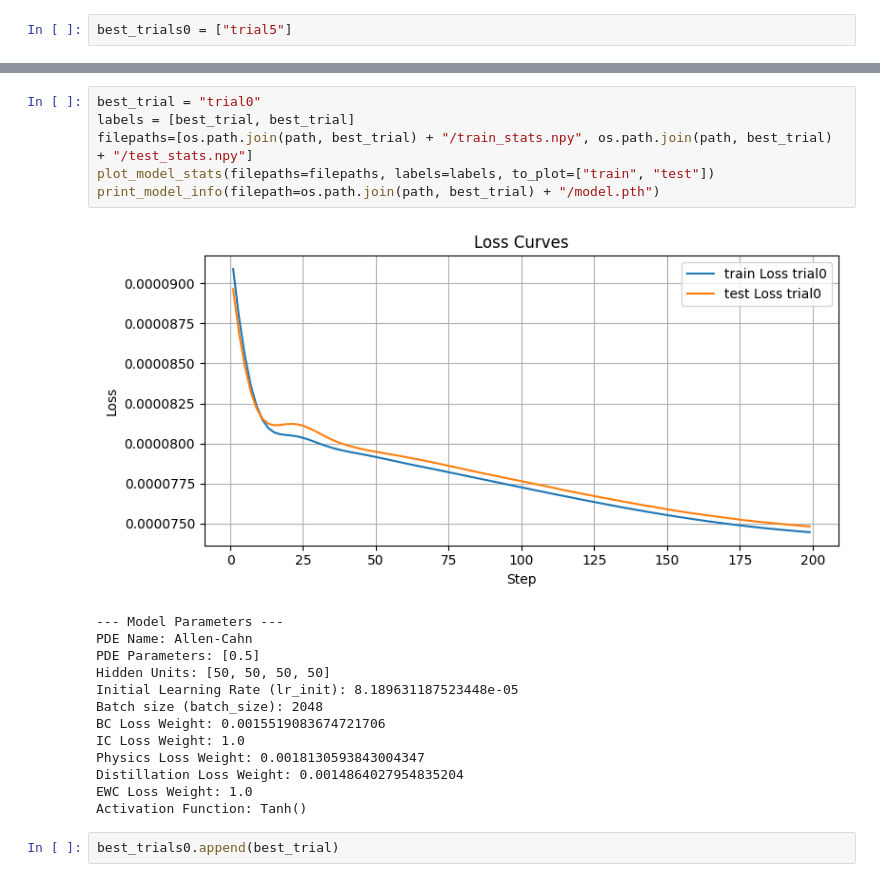
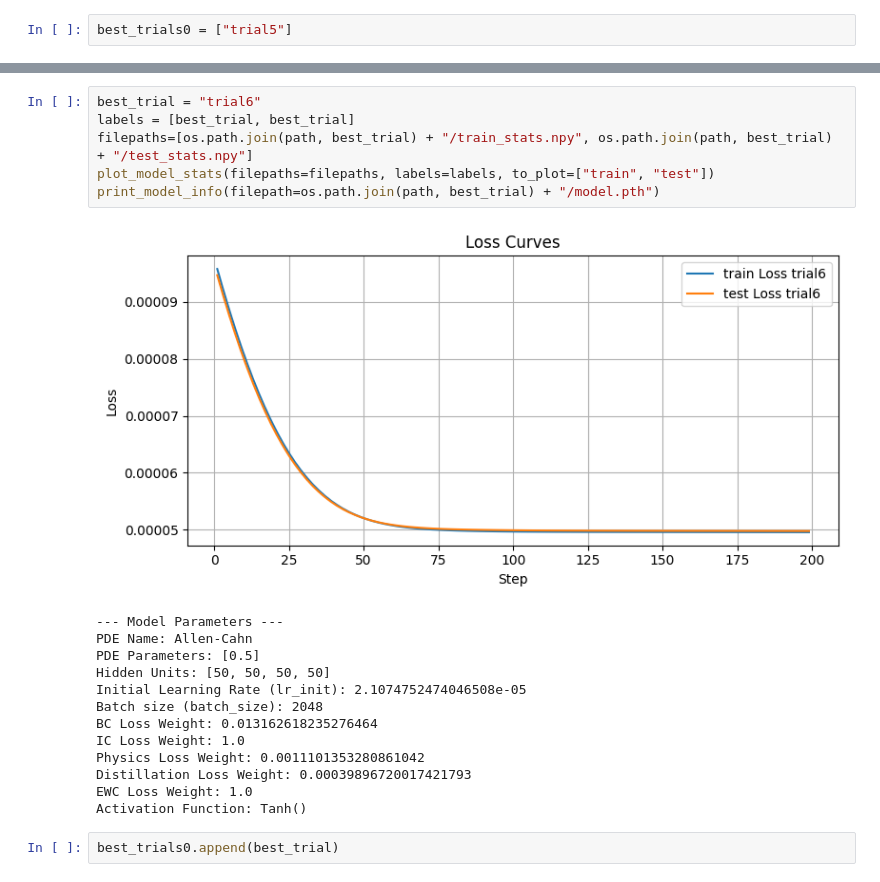
Before and after one commit to claudia181/PinnsStudy, a Jupyter notebook: distill_der_ti.ipynb, the cells around one changed output, grey strips where cells are left out. Saved outputs shown, nothing was run; the diff lists cells and outputs as text.

```diff
--- a/distill_der_ti.ipynb
+++ b/distill_der_ti.ipynb
@@ -103,21 +103,21 @@ plot_model_stats(filepaths=filepaths, labels=labels, to_plot=["test"])
 # %%
-best_trial = "trial0"
+best_trial = "trial6"
 labels = [best_trial, best_trial]
 filepaths=[os.path.join(path, best_trial) + "/train_stats.npy", os.path.join(path, best_trial) + "/test_stats.npy"]
 plot_model_stats(filepaths=filepaths, labels=labels, to_plot=["train", "test"])
 print_model_info(filepath=os.path.join(path, best_trial) + "/model.pth")
 # %% [output]
-[figure, old version]
+[figure, new version]
 --- Model Parameters ---
 PDE Name: Allen-Cahn
 PDE Parameters: [0.5]
 Hidden Units: [50, 50, 50, 50]
-Initial Learning Rate (lr_init): 8.189631187523448e-05
+Initial Learning Rate (lr_init): 2.1074752474046508e-05
 Batch size (batch_size): 2048
-BC Loss Weight: 0.0015519083674721706
+BC Loss Weight: 0.013162618235276464
 IC Loss Weight: 1.0
-Physics Loss Weight: 0.0018130593843004347
-Distillation Loss Weight: 0.0014864027954835204
+Physics Loss Weight: 0.0011101353280861042
+Distillation Loss Weight: 0.00039896720017421793
 EWC Loss Weight: 1.0
 Activation Function: Tanh()
 # %%
```
Also changed, not shown: parts of 12 cells of this notebook, 6 other files.
